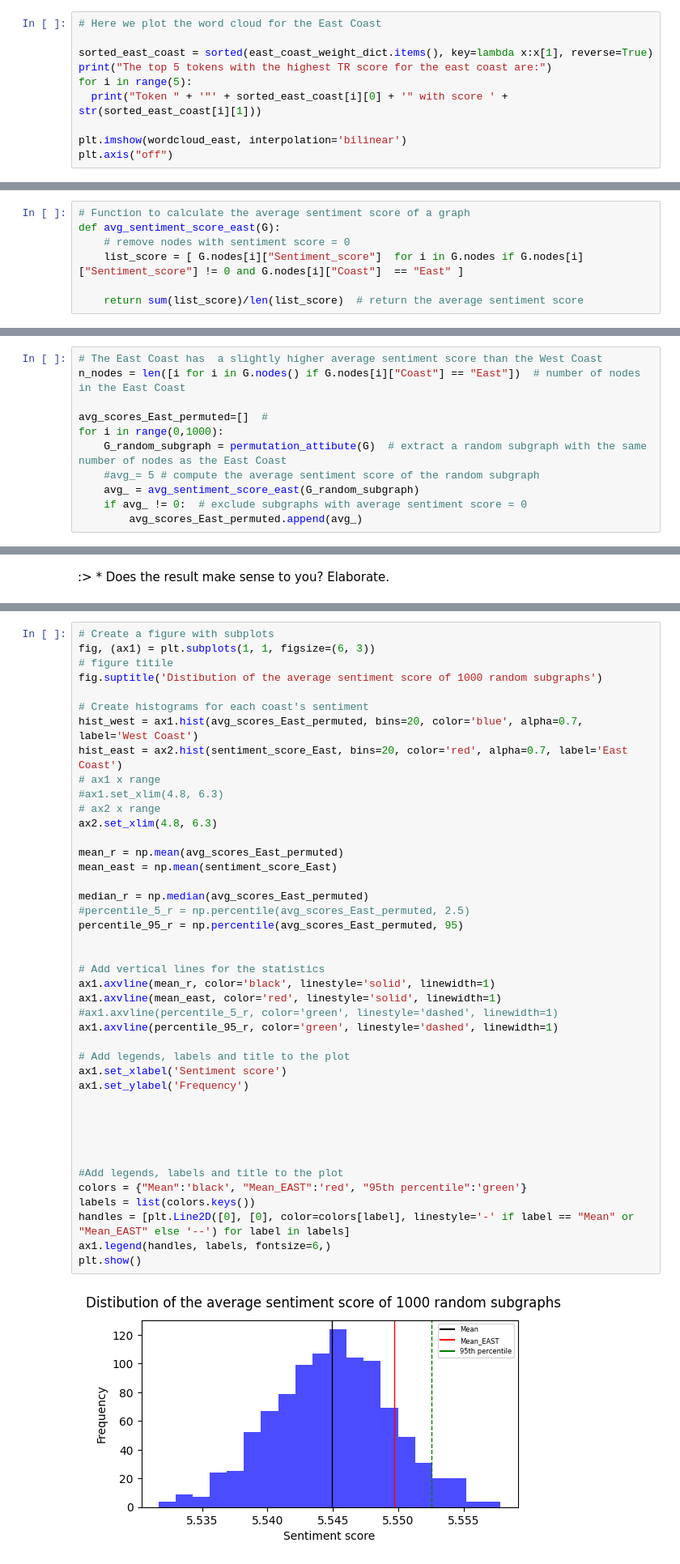
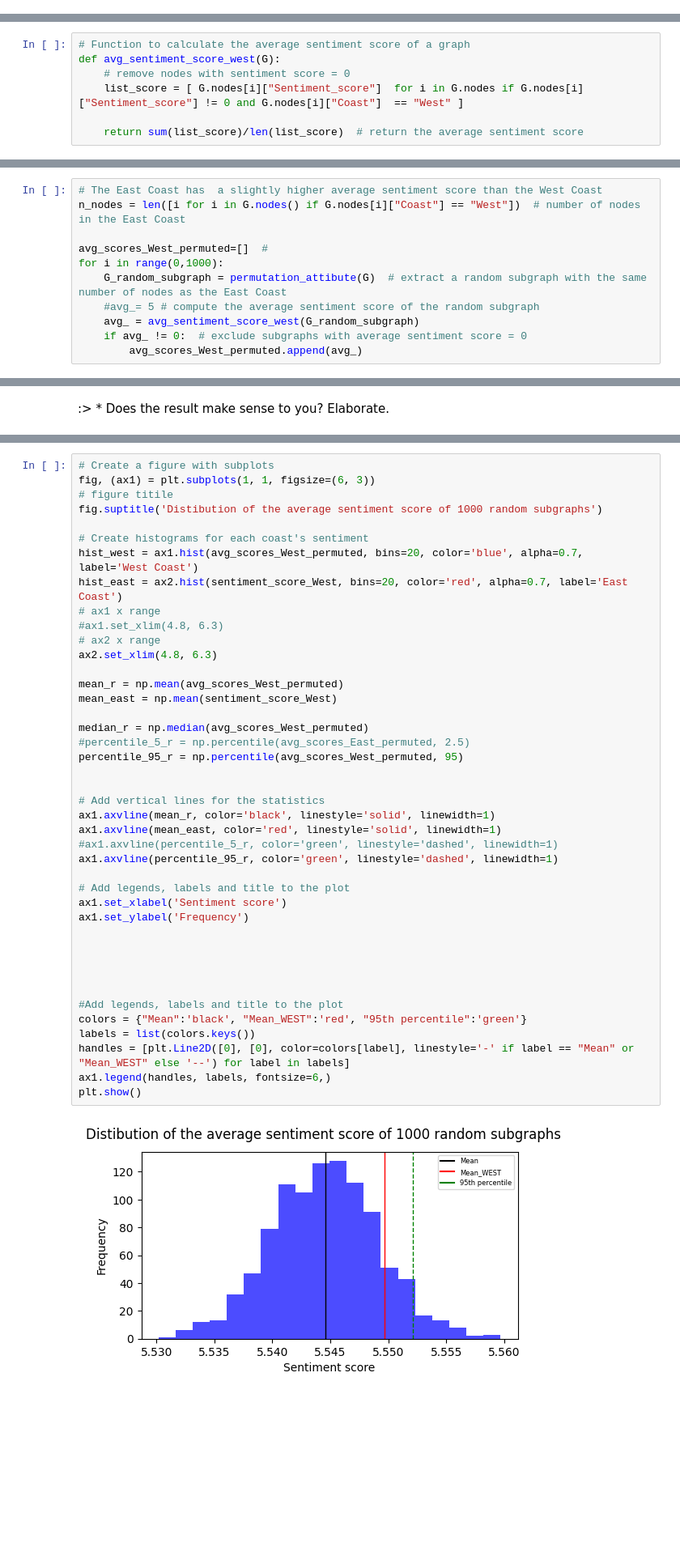
Before and after one commit to Davide011/Social_Graph, a Jupyter notebook: Assignment2_colab.ipynb, the cells around one changed output, grey strips where cells are left out. Shown at 81% size. Saved outputs shown, nothing was run; the diff lists cells and outputs as text; blank space fills up the shorter version.

```diff
--- a/Assignment2_colab.ipynb
+++ b/Assignment2_colab.ipynb
@@ -952,10 +903,0 @@ Token "lars" with score 58.0
-# %%
-# Here we plot the word cloud for the East Coast
-
-sorted_east_coast = sorted(east_coast_weight_dict.items(), key=lambda x:x[1], reverse=True)
-print("The top 5 tokens with the highest TR score for the east coast are:")
-for i in range(5):
-  print("Token " + '"' + sorted_east_coast[i][0] + '" with score ' + str(sorted_east_coast[i][1]))
-
-plt.imshow(wordcloud_east, interpolation='bilinear')
-plt.axis("off")
@@ -1448,24 +1388,24 @@ def permutation_attibute(G, attribute_name="Coast"):
     return G_copy
 # %%
 # Function to calculate the average sentiment score of a graph
-def avg_sentiment_score_east(G):
+def avg_sentiment_score_west(G):
     # remove nodes with sentiment score = 0
-    list_score = [ G.nodes[i]["Sentiment_score"]  for i in G.nodes if G.nodes[i]["Sentiment_score"] != 0 and G.nodes[i]["Coast"]  == "East" ]
+    list_score = [ G.nodes[i]["Sentiment_score"]  for i in G.nodes if G.nodes[i]["Sentiment_score"] != 0 and G.nodes[i]["Coast"]  == "West" ]
 
     return sum(list_score)/len(list_score)  # return the average sentiment score
 # %% [markdown]
  The sub graph is then used to compute the average sentiment score. This process is repeated 1000 times and the average sentiment score is stored in a list.
 # %%
 # The East Coast has  a slightly higher average sentiment score than the West Coast
-n_nodes = len([i for i in G.nodes() if G.nodes[i]["Coast"] == "East"])  # number of nodes in the East Coast
+n_nodes = len([i for i in G.nodes() if G.nodes[i]["Coast"] == "West"])  # number of nodes in the East Coast
 
-avg_scores_East_permuted=[]  #
+avg_scores_West_permuted=[]  #
 for i in range(0,1000):
     G_random_subgraph = permutation_attibute(G)  # extract a random subgraph with the same number of nodes as the East Coast
     #avg_= 5 # compute the average sentiment score of the random subgraph
-    avg_ = avg_sentiment_score_east(G_random_subgraph)
+    avg_ = avg_sentiment_score_west(G_random_subgraph)
     if avg_ != 0:  # exclude subgraphs with average sentiment score = 0
-        avg_scores_East_permuted.append(avg_)
+        avg_scores_West_permuted.append(avg_)
 # %% [markdown]
  **PERFORME ONE SAMPLE Student T-test**
 
@@ -1536,43 +1478,43 @@ fig, (ax1) = plt.subplots(1, 1, figsize=(6, 3))
 fig.suptitle('Distibution of the average sentiment score of 1000 random subgraphs')
 
 # Create histograms for each coast's sentiment
-hist_west = ax1.hist(avg_scores_East_permuted, bins=20, color='blue', alpha=0.7, label='West Coast')
-hist_east = ax2.hist(sentiment_score_East, bins=20, color='red', alpha=0.7, label='East Coast')
+hist_west = ax1.hist(avg_scores_West_permuted, bins=20, color='blue', alpha=0.7, label='West Coast')
+hist_east = ax2.hist(sentiment_score_West, bins=20, color='red', alpha=0.7, label='East Coast')
 # ax1 x range
 #ax1.set_xlim(4.8, 6.3)
 # ax2 x range
 ax2.set_xlim(4.8, 6.3)
 
-mean_r = np.mean(avg_scores_East_permuted)
-mean_east = np.mean(sentiment_score_East)
+mean_r = np.mean(avg_scores_West_permuted)
+mean_east = np.mean(sentiment_score_West)
 
-median_r = np.median(avg_scores_East_permuted)
+median_r = np.median(avg_scores_West_permuted)
 #percentile_5_r = np.percentile(avg_scores_East_permuted, 2.5)
-percentile_95_r = np.percentile(avg_scores_East_permuted, 95)
+percentile_95_r = np.percentile(avg_scores_West_permuted, 95)
 
 
 # Add vertical lines for the statistics
 ax1.axvline(mean_r, color='black', linestyle='solid', linewidth=1)
 ax1.axvline(mean_east, color='red', linestyle='solid', linewidth=1)
 #ax1.axvline(percentile_5_r, color='green', linestyle='dashed', linewidth=1)
 ax1.axvline(percentile_95_r, color='green', linestyle='dashed', linewidth=1)
 
 # Add legends, labels and title to the plot
 ax1.set_xlabel('Sentiment score')
 ax1.set_ylabel('Frequency')
 
 
 
 
 
 #Add legends, labels and title to the plot
-colors = {"Mean":'black', "Mean_EAST":'red', "95th percentile":'green'}
+colors = {"Mean":'black', "Mean_WEST":'red', "95th percentile":'green'}
 labels = list(colors.keys())
-handles = [plt.Line2D([0], [0], color=colors[label], linestyle='-' if label == "Mean" or "Mean_EAST" else '--') for label in labels]
+handles = [plt.Line2D([0], [0], color=colors[label], linestyle='-' if label == "Mean" or "Mean_WEST" else '--') for label in labels]
 ax1.legend(handles, labels, fontsize=6,)
 plt.show()
 # %% [output]
-[figure, old version]
+[figure, new version]
 # %% [markdown]
 **Figure 4.4** <br>
 The figure shows the distribution of sentiment scores coming from the 1000 random Graphs; its mean and the 95 percentile. In red, the mean of the West Coast is shown. It could be noticed that the West Coast sentiment score appears to be under the 95% percentile. However, this only demonstrates that the $\mu_0$ value could come from a random distibution but not what we want: that the found random distibution mean could come from the $\mu_0$ parameter.
```
Also changed, not shown: parts of 46 cells of this notebook.
